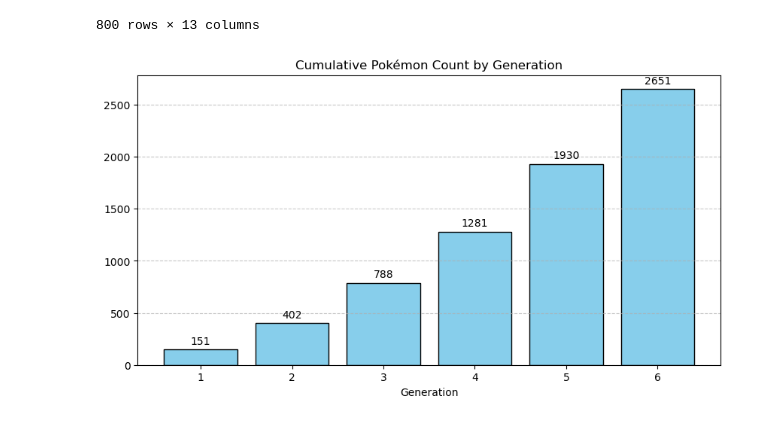
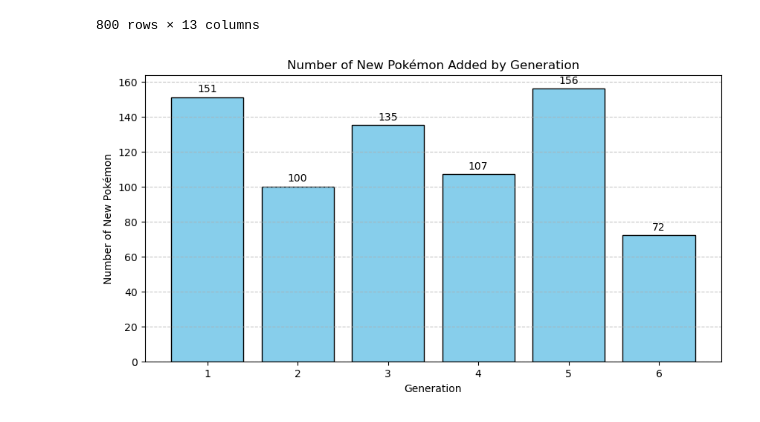
Before and after one commit to przemekrn/Pokemon_Analysis, a Jupyter notebook: PokemonProject-checkpoint.ipynb, the cells around one changed output. Saved outputs shown, nothing was run; the diff lists cells and outputs as text; code cells hidden in the pictures.

```diff
--- a/PokemonProject-checkpoint.ipynb
+++ b/PokemonProject-checkpoint.ipynb
@@ -24,24 +23,23 @@ pd.read_csv('./DataSets/Pokemon.csv')
 | 799 | 721 | Volcanion | Fire | Water | 600 | 80 | 110 | 120 | 130 | 90 | 70 | ... |
 800 rows × 13 columns
 # %%
-# Group Pokémon by generation and calculate the cumulative count
-generation_counts = pokemon_df.groupby('Generation')['#'].max().cumsum()
+# Group Pokemon by generation and count the number of Pokemon in each generation
+generation_counts = pokemon_df.groupby('Generation')['#'].nunique()
 # %%
 # Create a bar plot
 plt.figure(figsize=(10, 5))
 plt.bar(generation_counts.index, generation_counts.values, color='skyblue', edgecolor='black')
 plt.xlabel('Generation')
-plt.title('Cumulative Pokémon Count by Generation')
+plt.ylabel('Number of New Pokémon')
+plt.title('Number of New Pokémon Added by Generation')
 plt.xticks(range(1, len(generation_counts) + 1), rotation=0)
 plt.grid(axis='y', linestyle='--', alpha=0.7)
 
-
+# Add value labels on top of each bar
 for x, y in zip(generation_counts.index, generation_counts.values):
     plt.annotate(f'{y}', (x, y), textcoords="offset points", xytext=(0, 5), ha='center')
 
-
 plt.ylim(bottom=0)
-
 plt.show()
 # %% [output]
-[figure, old version]
+[figure, new version]
```
Also changed, not shown: parts of 9 cells of this notebook.
